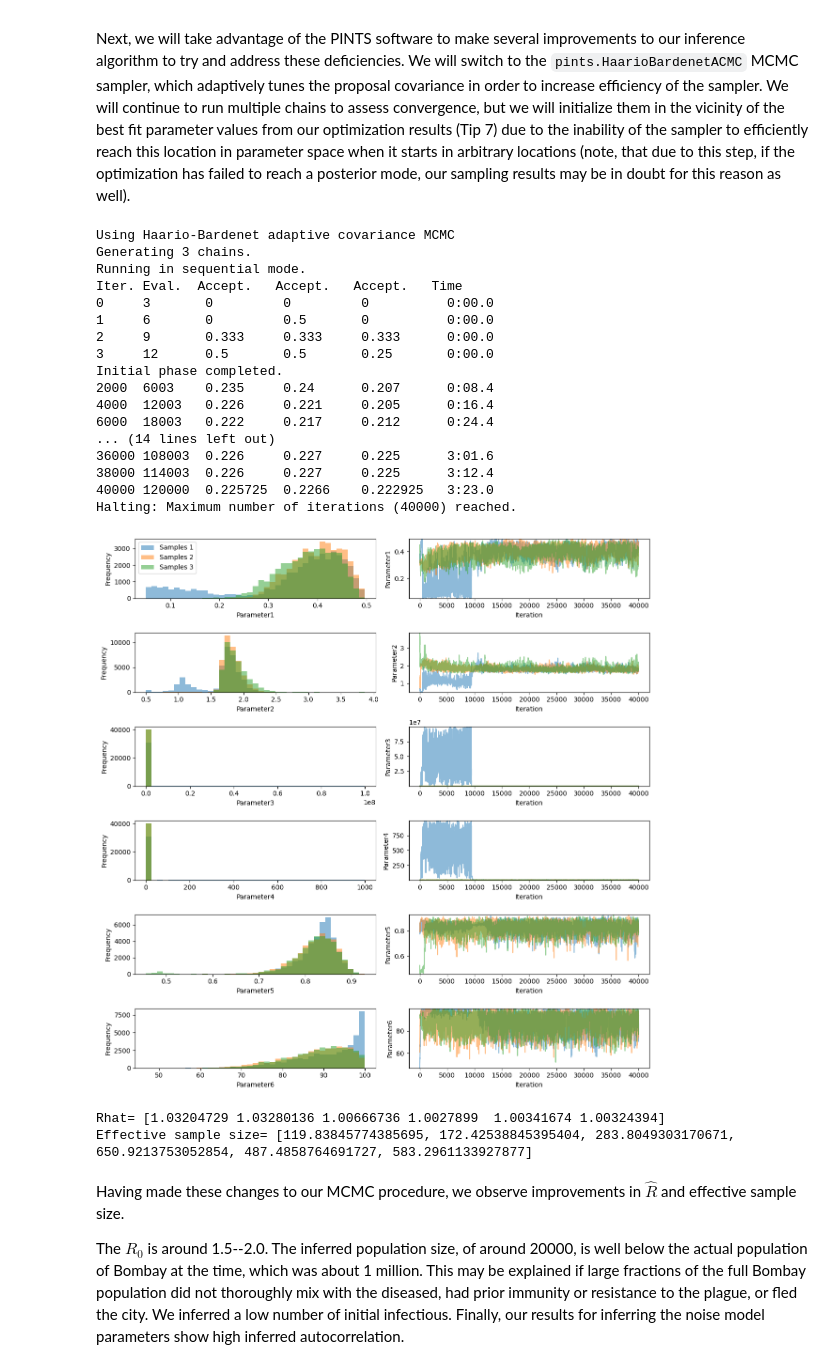
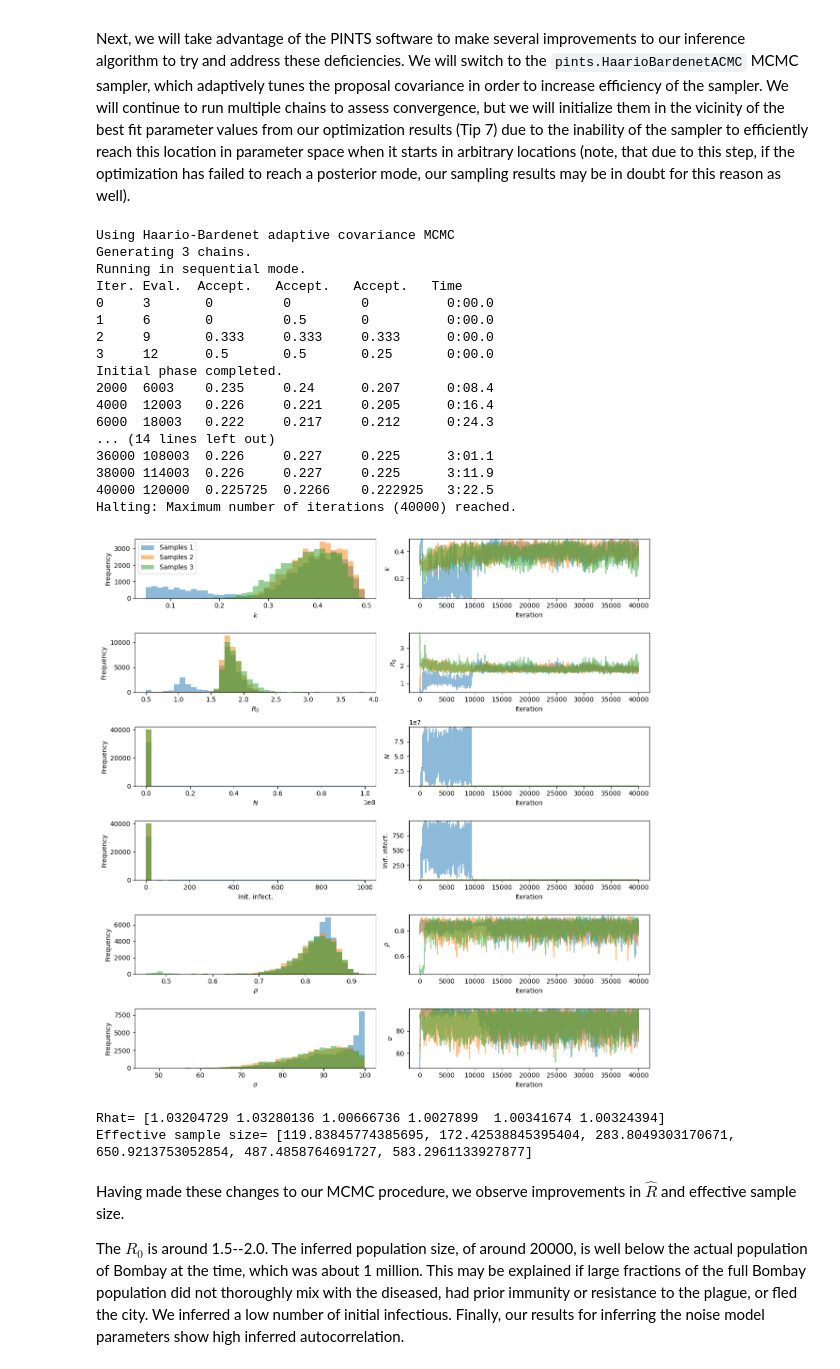
Before and after one commit to rccreswell/ode_inference_rules, a Jupyter notebook: notebook.ipynb, the cells around one changed output. Cells and saved outputs as stored; diff of their text form; code cells hidden in the pictures.

```diff
--- a/notebook.ipynb
+++ b/notebook.ipynb
@@ -370,6 +370,7 @@ class SIRDModelKnownP(SIRDModel):
     def __init__(self, method="RK45", rtol=1e-6, atol=1e-6, p=0.85):
         super().__init__(method, rtol, atol)
         self.p = p
+        self.param_names = [r'$k$', r'$R_0$', r'$N$', 'Init. infect.']
 
     def set_p(self, p):
         self.p = p
@@ -819,24 +820,24 @@ Iter. Eval.  Accept.   Accept.   Accept.   Time
 Initial phase completed.
 2000  6003    0.235     0.24      0.207      0:08.4
 4000  12003   0.226     0.221     0.205      0:16.4
-6000  18003   0.222     0.217     0.212      0:24.4
+6000  18003   0.222     0.217     0.212      0:24.3
 ... (14 lines left out)
-36000 108003  0.226     0.227     0.225      3:01.6
-38000 114003  0.226     0.227     0.225      3:12.4
-40000 120000  0.225725  0.2266    0.222925   3:23.0
+36000 108003  0.226     0.227     0.225      3:01.1
+38000 114003  0.226     0.227     0.225      3:11.9
+40000 120000  0.225725  0.2266    0.222925   3:22.5
 Halting: Maximum number of iterations (40000) reached.
 # %%
-pints.plot.trace(chains)
+pints.plot.trace(chains, parameter_names=m.param_names + [r'$\rho$', r'$\sigma$'])
 plt.show()
 
 num_samples = chains.shape[1]
 rhat = pints.rhat(chains, 0.5)
 ess = pints.effective_sample_size(chains[0, num_samples//2:, :])
 
 print("Rhat=", rhat)
 print("Effective sample size=", ess)
 # %% [output]
-[figure, old version]
+[figure, new version]
 Rhat= [1.03204729 1.03280136 1.00666736 1.0027899  1.00341674 1.00324394]
 Effective sample size= [119.83845774385695, 172.42538845395404, 283.8049303170671, 650.9213753052854, 487.4858764691727, 583.2961133927877]
 # %% [markdown]
```
Also changed, not shown: parts of 20 cells of this notebook.
